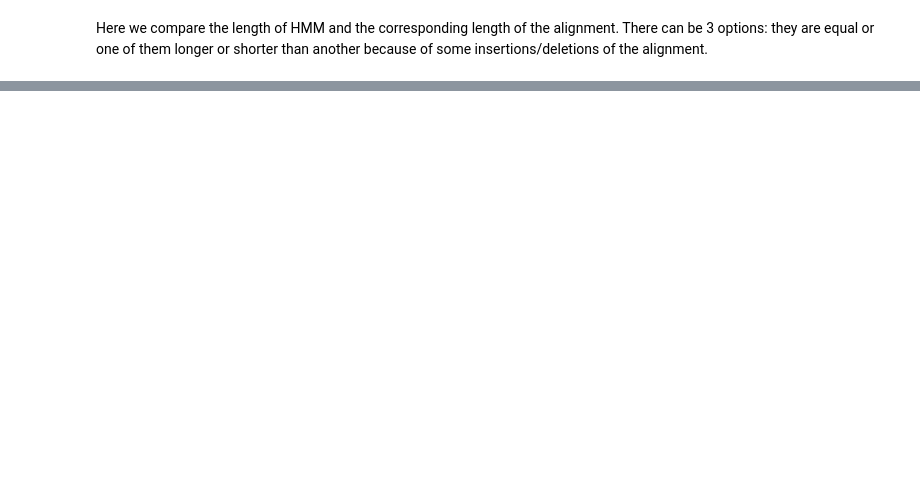
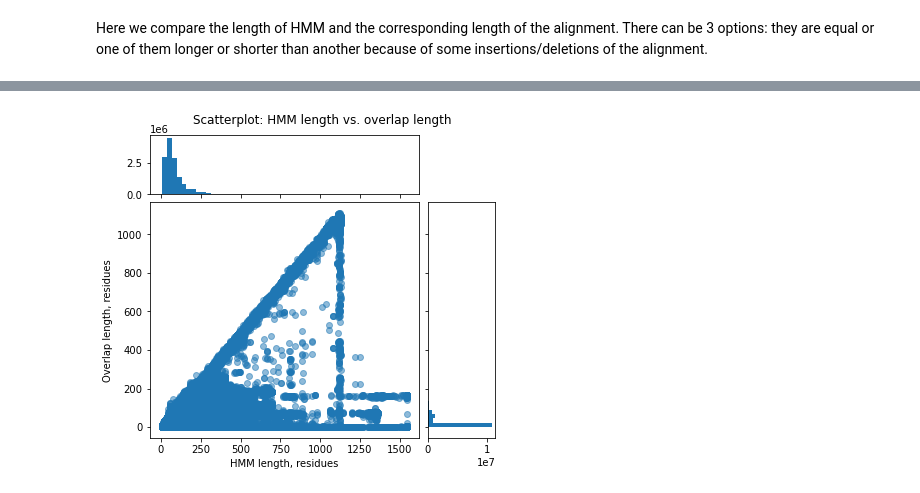
Before and after one commit to AlyaHarvelle/HMMER, a Jupyter notebook: hmm_analysis.ipynb, the cells around one changed output, grey strips where cells are left out. Saved outputs shown, nothing was run; the diff lists cells and outputs as text; code cells hidden in the pictures; blank space fills up the shorter version.

```diff
--- a/hmm_analysis.ipynb
+++ b/hmm_analysis.ipynb
@@ -315,0 +225,25 @@ plt.show()
+# %%
+# Scatter plot of HMM length and overlap length - total
+fig = plt.figure(figsize=(6, 6))
+gs = fig.add_gridspec(2, 2,  width_ratios=(4, 1), height_ratios=(1, 4),
+                      left=0.1, right=0.9, bottom=0.2, top=0.9,
+                      wspace=0.05, hspace=0.05)
+
+ax = fig.add_subplot(gs[1, 0])
+ax_histx = fig.add_subplot(gs[0, 0], sharex=ax)
+ax_histy = fig.add_subplot(gs[1, 1], sharey=ax)
+
+ax.scatter(pfam_clustal['hmm_length'], pfam_clustal['overl_len'], alpha=0.5, cmap='Blues')
+ax_histx.hist(pfam_clustal['hmm_length'], bins=50)
+ax_histy.hist(pfam_clustal['overl_len'], bins=50, orientation='horizontal')
+
+ax_histx.tick_params(axis="x", labelbottom=False)
+ax_histy.tick_params(axis="y", labelleft=False)
+
+ax.set_xlabel("HMM length, residues")
+ax.set_ylabel("Overlap length, residues")
+fig.suptitle("Scatterplot: HMM length vs. overlap length", y=0.95)
+
+plt.show()
+# %% [output]
+[figure, added]
```
Also changed, not shown: parts of 78 cells of this notebook.
